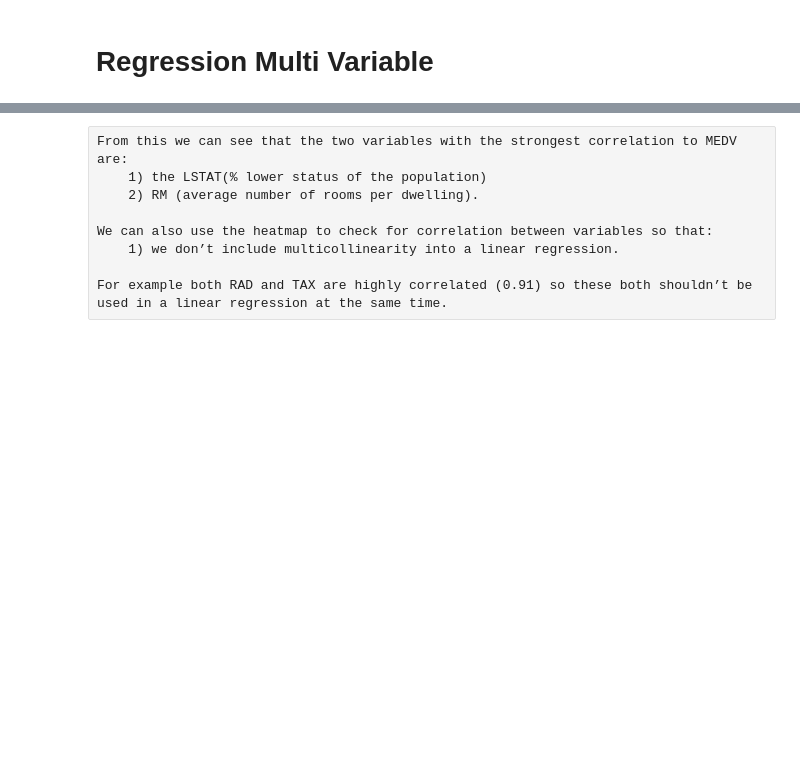
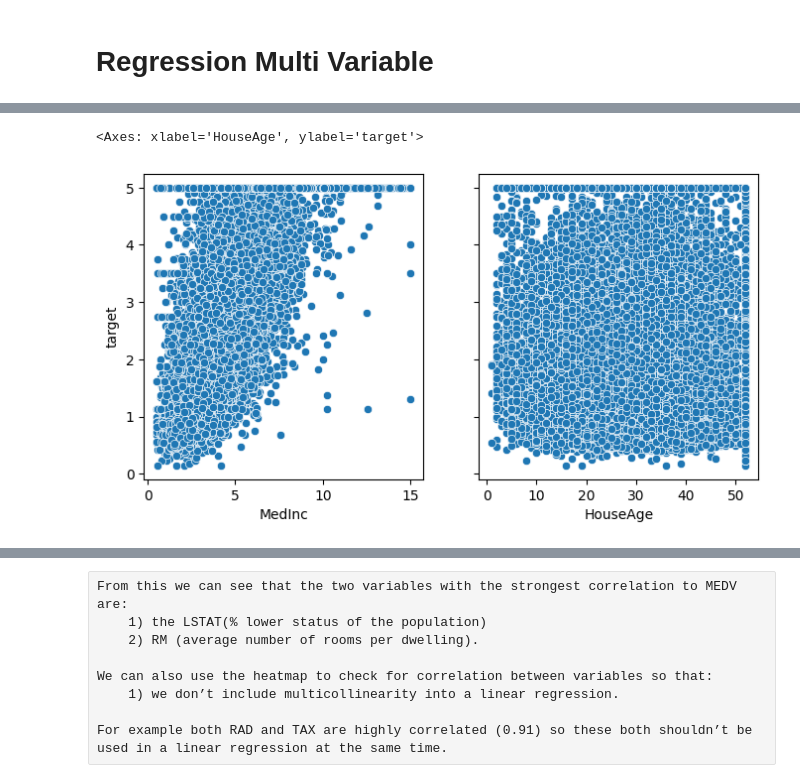
Before and after one commit to cnunezc/MFLUFTO2026, a Jupyter notebook: Labs/Lab 3 - Regresión/13_Introduction_Multi_Regression_2.ipynb, the cells around one changed output, grey strips where cells are left out. Drawn from its saved outputs; the diff is of its cells as text; code cells hidden in the pictures; blank space fills up the shorter version.

```diff
--- a/Labs/Lab 3 - Regresión/13_Introduction_Multi_Regression_2.ipynb
+++ b/Labs/Lab 3 - Regresión/13_Introduction_Multi_Regression_2.ipynb
@@ -35,6 +42,9 @@ plt.show()
 # %%
 # call regplot on each axes
 fig, (ax1, ax2) = plt.subplots(ncols=2, sharey=True,figsize=[8,4])
-sns.scatterplot(x=df_boston['RM'], y=df_boston.target, ax=ax1)
-sns.scatterplot(x=df_boston['LSTAT'], y=df_boston.target, ax=ax2)
+sns.scatterplot(x=df_housing['MedInc'], y=df_housing.target, ax=ax1)
+sns.scatterplot(x=df_housing['HouseAge'], y=df_housing.target, ax=ax2)
+# %% [output]
+<Axes: xlabel='HouseAge', ylabel='target'>
+[figure, added]
 # %%
```
Also changed, not shown: parts of 31 cells of this notebook, 5 other files.
